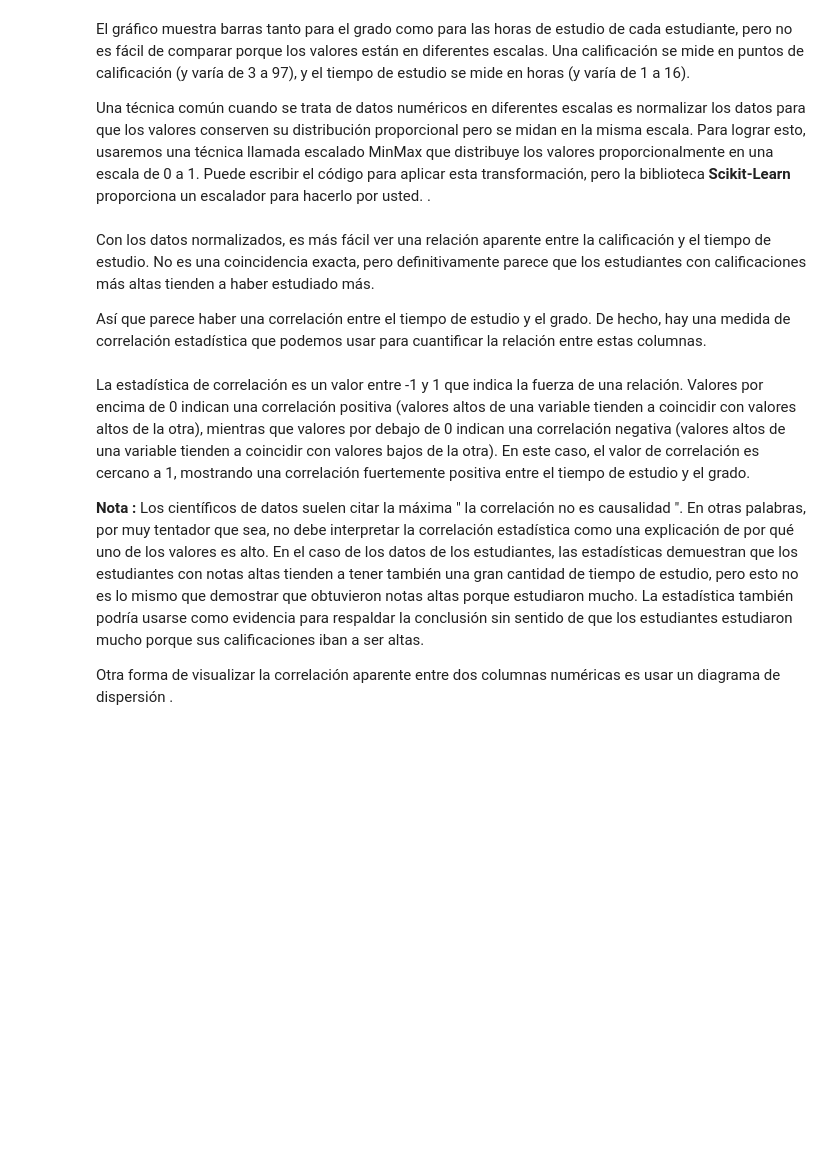
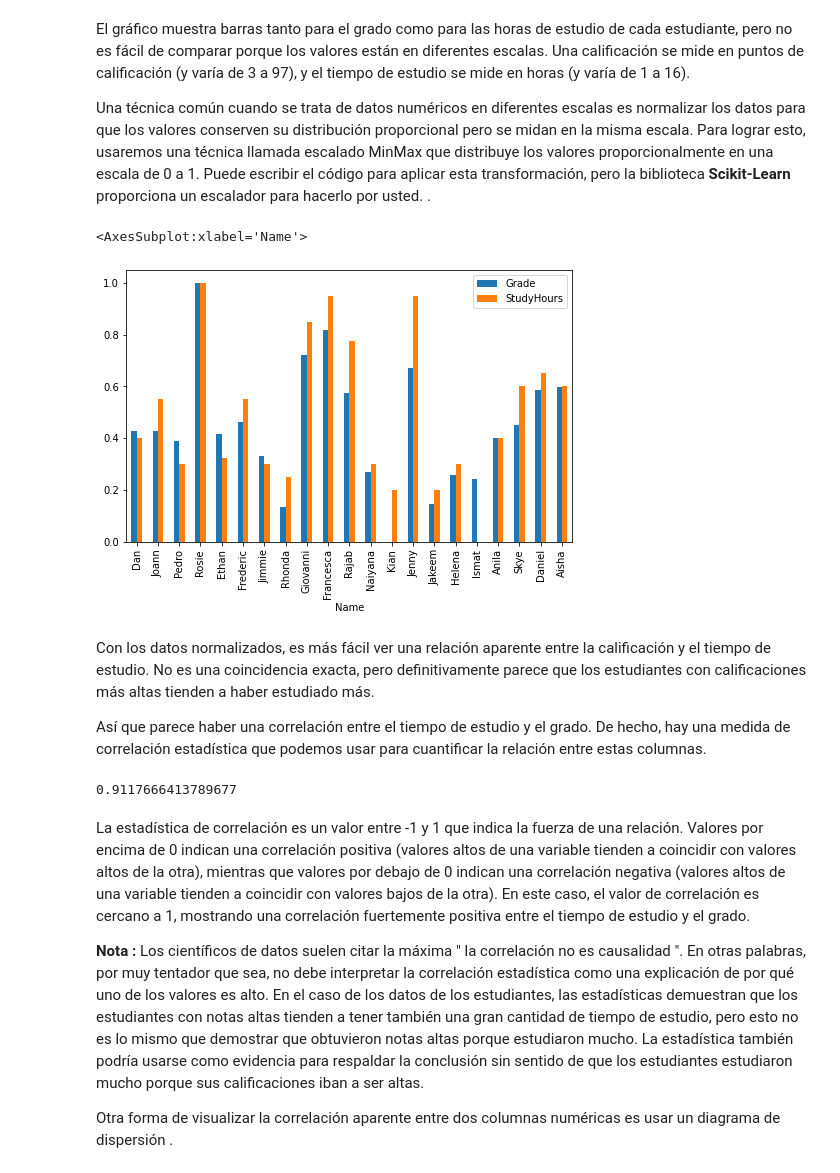
Before and after one commit to JuanCamilo18/Exploracion_AD, a Jupyter notebook: S03_Exploracion_AD.ipynb, the cells around one changed output. Saved outputs shown, nothing was run; the diff lists cells and outputs as text; code cells hidden in the pictures; blank space fills up the shorter version.

```diff
--- a/S03_Exploracion_AD.ipynb
+++ b/S03_Exploracion_AD.ipynb
@@ -328,10 +335,31 @@ Ahora comparemos dos variables numéricas. Comenzaremos creando un gráfico de b
 El gráfico muestra barras tanto para el grado como para las horas de estudio de cada estudiante, pero no es fácil de comparar porque los valores están en diferentes escalas. Una calificación se mide en puntos de calificación (y varía de 3 a 97), y el tiempo de estudio se mide en horas (y varía de 1 a 16).
 
 Una técnica común cuando se trata de datos numéricos en diferentes escalas es normalizar los datos para que los valores conserven su distribución proporcional pero se midan en la misma escala. Para lograr esto, usaremos una técnica llamada escalado MinMax que distribuye los valores proporcionalmente en una escala de 0 a 1. Puede escribir el código para aplicar esta transformación, pero la biblioteca **Scikit-Learn** proporciona un escalador para hacerlo por usted. .
+# %%
+from sklearn.preprocessing import MinMaxScaler
+
+# Get a scaler object
+scaler = MinMaxScaler()
+
+# Create a new dataframe for the scaled values
+df_normalized = df_sample[['Name', 'Grade', 'StudyHours']].copy()
+
+# Normalize the numeric columns
+df_normalized[['Grade','StudyHours']] = scaler.fit_transform(df_normalized[['Grade','StudyHours']])
+
+# Plot the normalized values
+df_normalized.plot(x='Name', y=['Grade','StudyHours'], kind='bar', figsize=(8,5))
+# %% [output]
+<AxesSubplot:xlabel='Name'>
+[figure, added]
 # %% [markdown]
 Con los datos normalizados, es más fácil ver una relación aparente entre la calificación y el tiempo de estudio. No es una coincidencia exacta, pero definitivamente parece que los estudiantes con calificaciones más altas tienden a haber estudiado más.
 
 Así que parece haber una correlación entre el tiempo de estudio y el grado. De hecho, hay una medida de correlación estadística que podemos usar para cuantificar la relación entre estas columnas.
+# %%
+df_normalized.Grade.corr(df_normalized.StudyHours)
+# %% [output]
+0.9117666413789677
 # %% [markdown]
 La estadística de correlación es un valor entre -1 y 1 que indica la fuerza de una relación. Valores por encima de 0 indican una correlación positiva (valores altos de una variable tienden a coincidir con valores altos de la otra), mientras que valores por debajo de 0 indican una correlación negativa (valores altos de una variable tienden a coincidir con valores bajos de la otra). En este caso, el valor de correlación es cercano a 1, mostrando una correlación fuertemente positiva entre el tiempo de estudio y el grado.
 
```
Also changed, not shown: parts of 8 cells of this notebook.
